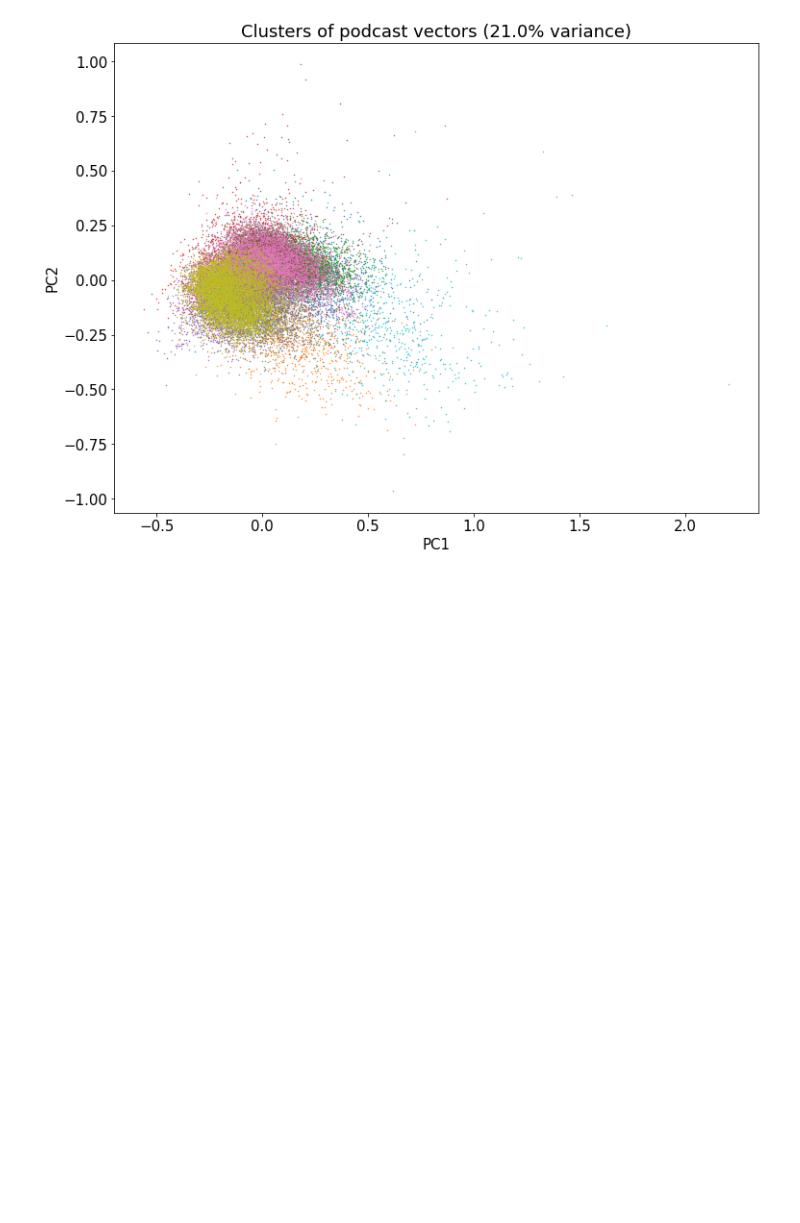
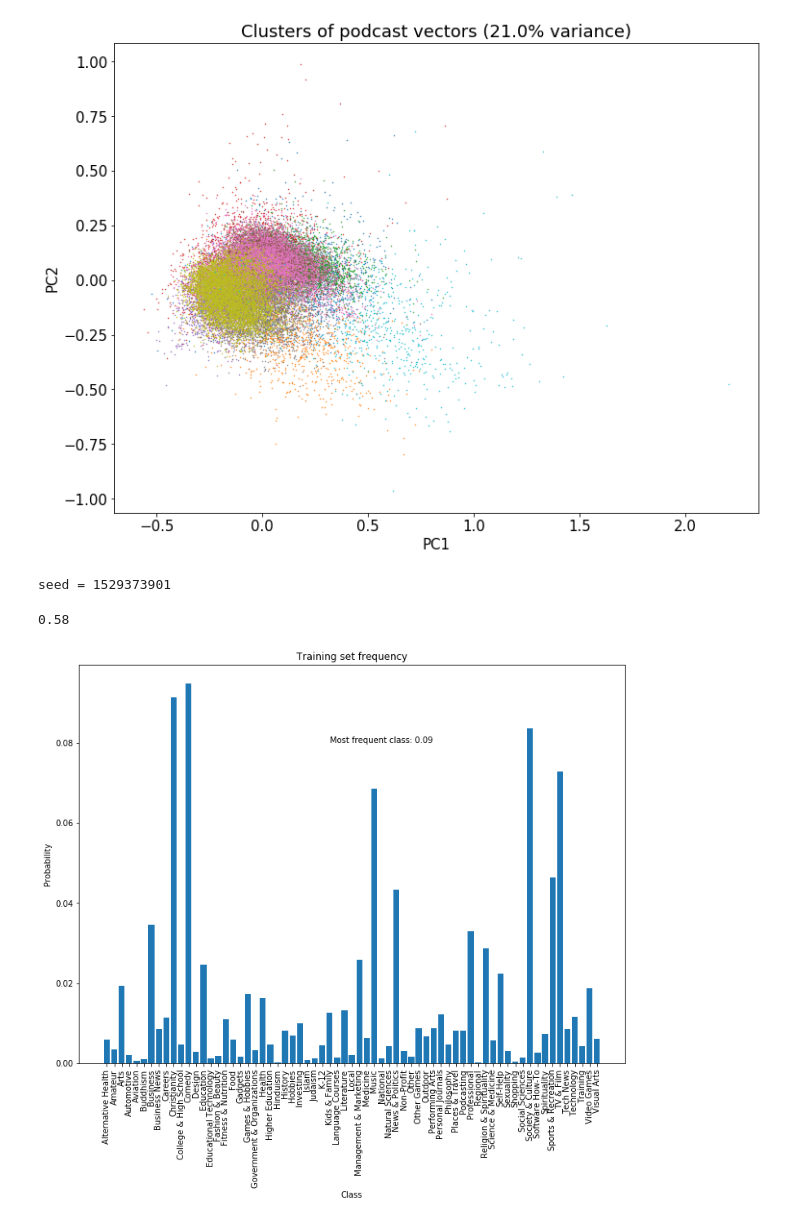
Before and after one commit to bartmassi/Caster, a Jupyter notebook: step4_analyze_and_model.ipynb, the cells around one changed output. Saved outputs shown, nothing was run; the diff lists cells and outputs as text; code cells hidden in the pictures; blank space fills up the shorter version.

```diff
--- a/step4_analyze_and_model.ipynb
+++ b/step4_analyze_and_model.ipynb
@@ -123,4 +156,5 @@ podcastfname = 'podcast_df_subset_'+'1528986544'+'.pkl'
 word2vec = gensim.models.KeyedVectors.load_word2vec_format(floc+modelfname, binary=True)
 # %%
+podcastfname = 'podcast_df_subset_BIGDATA_1529347011.pkl'
 with open(floc+podcastfname,'rb') as fid:
     podcastdb = PodcastDB(fid=fid,model=word2vec)
@@ -190,3 +246,53 @@ plt.title('Clusters of podcast vectors (%.1f%% variance)' % sum(100*pca.explaine
 Text(0.5,1,'Clusters of podcast vectors (21.0% variance)')
 [figure]
 [figure]
+# %%
+#Validate model. Try to predict topics using xgboost
+from sklearn.preprocessing import LabelEncoder
+from sklearn.model_selection import train_test_split
+
+categories = podcastdb.podcastdb['primaryGenreName'].drop_duplicates()
+
+
+labeler = LabelEncoder()
+labeler = labeler.fit(podcastdb.podcastdb['primaryGenreName'])
+X = np.array(podcastdb.w2vs)
+encoded_labels = labeler.transform(podcastdb.podcastdb['primaryGenreName'])
+
+seed = int(time.time())
+test_size = .2
+print("seed = %d" % (seed))
+X_train, X_test, y_train, y_test = train_test_split(X, encoded_labels, test_size=test_size, random_state=seed)
+
+#train test split
+#dfljk;sdal;k
+# %% [output]
+seed = 1529373901
+# %%
+#Examine class distribution in test, train, and overall
+import numpy as np
+
+
+#pull out unique labels and count them
+unique, counts = np.unique(podcastdb.podcastdb['primaryGenreName'], return_counts=True)
+histdict = dict(zip(unique, counts))
+names = list(histdict.keys())
+values = list(histdict.values())
+
+
+#compute "chance" frequency in two ways
+#method 1: guess most common class always
+guess_most_common = np.mean(names[np.argmax(values)]==podcastdb.podcastdb['primaryGenreName'])
+#method 2: guess classes randomly proportional to their frequency
+
+fig,ax = plt.subplots(1,1,figsize=[12,9])
+ax.bar(names,values/sum(values))
+ax.set_xlabel('Class')
+ax.set_ylabel('Probability')
+ax.set_title('Training set frequency')
+for tick in ax.get_xticklabels():
+        tick.set_rotation(90)
+ax.text(30,0.08,'Most frequent class: %.2f' % guess_most_common)
+# %% [output]
+0.58
+[figure, added]
```
Also changed, not shown: parts of 10 cells of this notebook, 12 other files.
